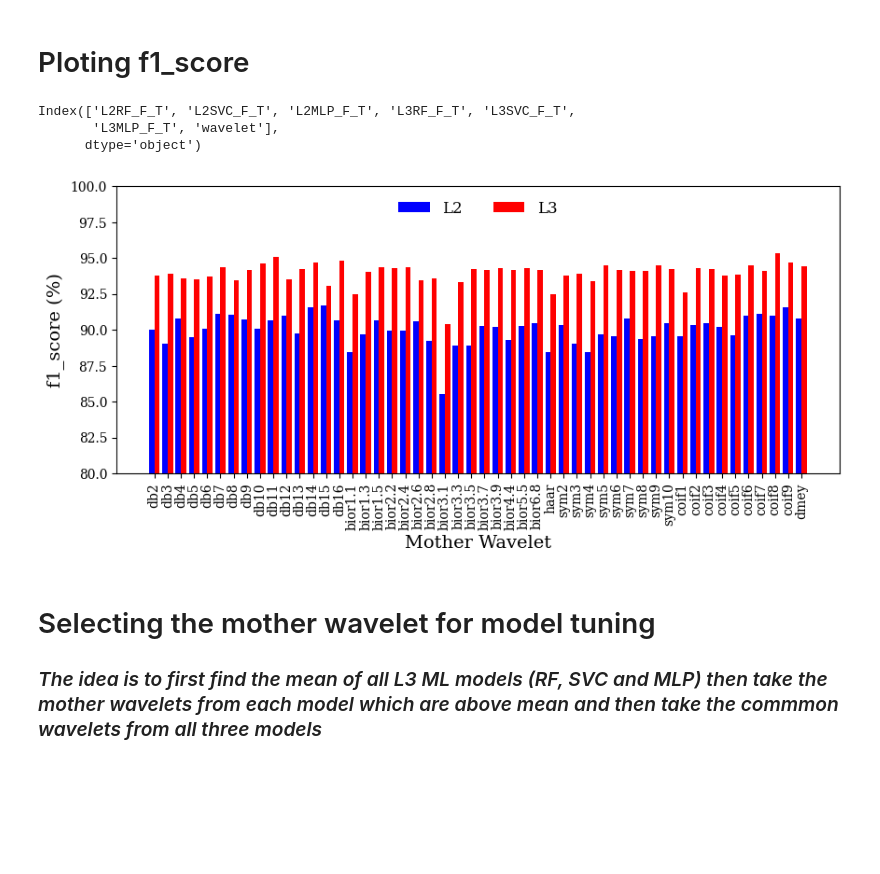
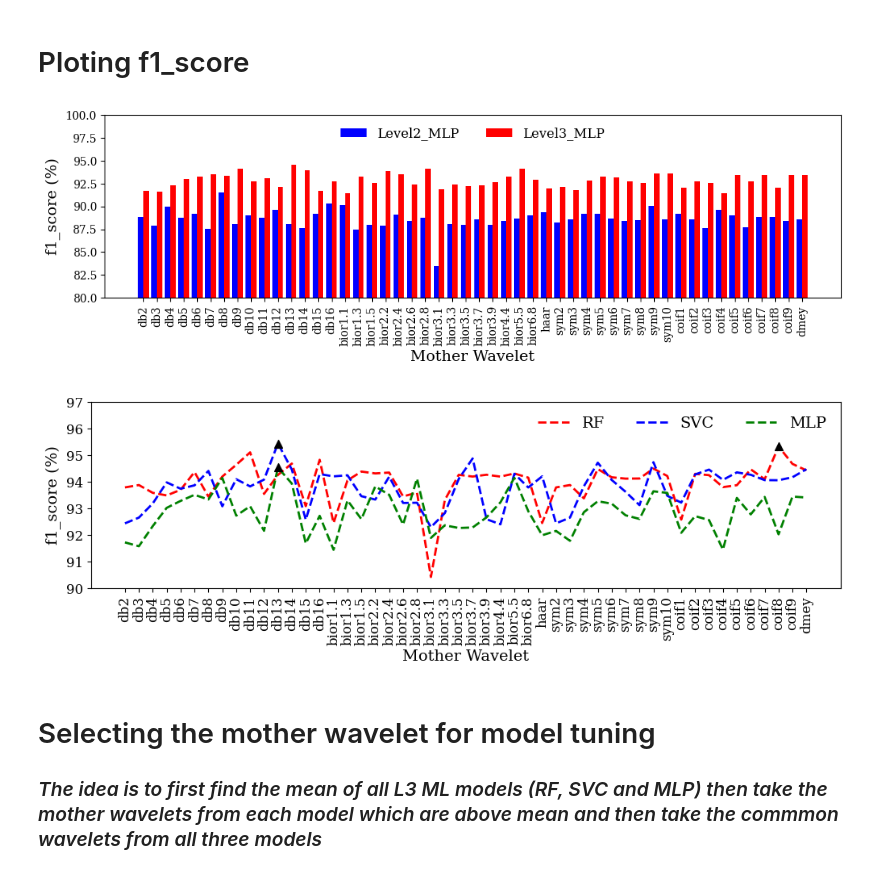
Before and after one commit to AbbasHussain72/Wavelet-featre-extraction-, a Jupyter notebook: current_wavelet_Transform_Technique.ipynb, the cells around one changed output. Drawn from its saved outputs; the diff is of its cells as text; code cells hidden in the pictures; blank space fills up the shorter version.

```diff
--- a/current_wavelet_Transform_Technique.ipynb
+++ b/current_wavelet_Transform_Technique.ipynb
@@ -838,9 +840,5 @@ df1 = df1.drop(['Unnamed: 0'], axis = 1)
 # %%
-df1.columns
+df1
-# %% [output]
-Index(['L2RF_F_T', 'L2SVC_F_T', 'L2MLP_F_T', 'L3RF_F_T', 'L3SVC_F_T',
-       'L3MLP_F_T', 'wavelet'],
-      dtype='object')
 # %%
 #BAR plot
 #import matplotlib.pyplot as plt
@@ -850,41 +848,88 @@ Y = df1.drop(['wavelet'], axis = 1)
 Y.iloc[:, :] *= 100
 
 # Data
-L2 = Y['L2RF_F_T']
-L3 = Y['L3RF_F_T']
+L2 = Y['L2MLP_F_T']
+L3 = Y['L3MLP_F_T']
 # L4 = Y['L3MLP_F_T']
 
 barWidth = 0.4
 
 # Create bar plot
 # Set the position of the bars on the x-axis
 r1 = np.arange(len(L2))
 r2 = [x + barWidth for x in r1]
 # r3 = [x + barWidth for x in r2]
 
 x_pos = [i for i, _ in enumerate(X)]
 # set figure size
-plt.figure(figsize=(10, 4))
+plt.figure(figsize=(12, 3))
 plt.rc('font', family='serif ')
-plt.bar(r1, L2, color='blue', width=barWidth, align='edge', label='L2')
-plt.bar(r2, L3, color='red', width=barWidth, align='edge', label='L3')
+plt.bar(r1, L2, color='blue', width=barWidth, align='edge', label='Level2_MLP')
+plt.bar(r2, L3, color='red', width=barWidth, align='edge', label='Level3_MLP')
 # plt.bar(r3, L4, color='green', width=barWidth, align='edge', label='L4')
 
 #set limit
 plt.ylim(80,100)
 
 # set label
 plt.xlabel('Mother Wavelet', fontsize=14)
 plt.ylabel('f1_score (%)', fontsize=14)
 
 # TITLE
 # plt.title("Comparison of L2and L3")
 plt.xticks([r + barWidth for r in range(len(L2))], X, rotation=90)
 
 # .set_xticklabels(X, rotation=90)
 # plt.legend()
 plt.legend(fontsize=12,loc='upper center', bbox_to_anchor=(0.5, 1), ncol=3, frameon=False)
 # Show the plot
 plt.show()
 # %% [output]
-[figure, old version]
+[figure, new version]
+# %%
+from matplotlib.lines import Line2D
+colors = ['red', 'blue','green']
+line = ['--','--','--']
+# define custom legend lines with correct line styles
+legend_lines = [Line2D([0], [0], linestyle=line, color=color, linewidth=2) for line, color in zip(line, colors)]
+
+# Use your new font on all your plots.
+plt.rc('font', family='serif ')
+
+#ploting dataframe of f1score
+X = df1['wavelet']
+Y = df1.drop(['wavelet'], axis = 1)
+Y.iloc[:, :] *= 100
+coly = Y.columns
+
+#ploting-----------------------------------------------------------------------
+k = Y[['L3RF_F_T','L3SVC_F_T','L3MLP_F_T']]
+kcol = k.columns
+le = ['RF','SVC','MLP']
+
+plt.figure(figsize=(12,3))
+
+for i, col in enumerate(kcol):
+  plt.plot(X, k[col],linestyle = line[i] ,linewidth = 2, color=colors[i])
+
+  max_idx = k[col].idxmax()
+  plt.scatter(X[max_idx], k[col][max_idx], color= 'black', marker='^', s=50, zorder = 3)
+
+# add a legend using the column names
+# set the position of the legend at the top and outside the plot area
+plt.legend(legend_lines,le,fontsize=14,loc='upper right', ncol=3, frameon=False)
+
+
+# add axis labels and a title
+plt.xlabel('Mother Wavelet',fontsize=14)
+plt.ylabel('f1_score (%)',fontsize=14)
+plt.xticks(rotation=90)
+plt.xticks(fontsize=12)
+plt.yticks(fontsize=12)
+plt.ylim(90,97)
+# plt.title('Line plot of y against x')
+
+# show the plot
+plt.show()
+# %% [output]
+[figure, added]
```
Also changed, not shown: parts of 10 cells of this notebook.
